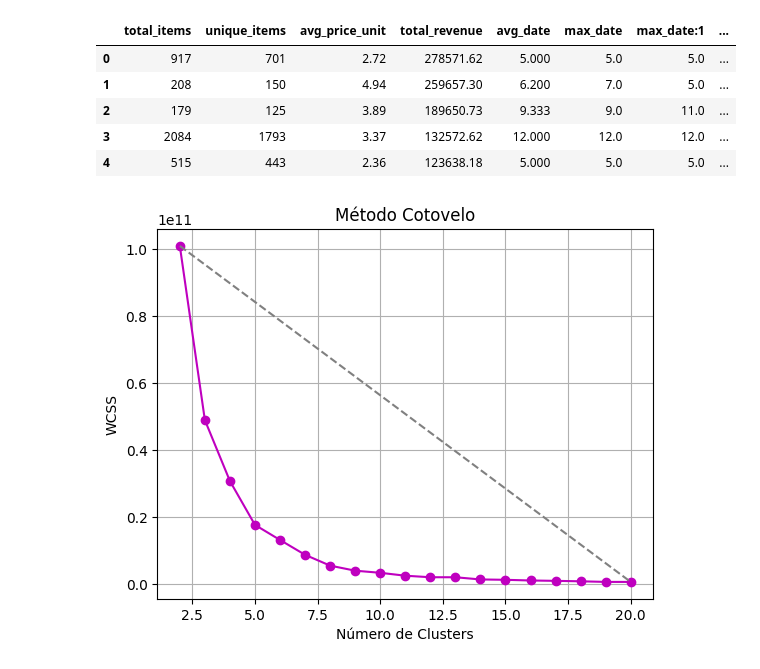
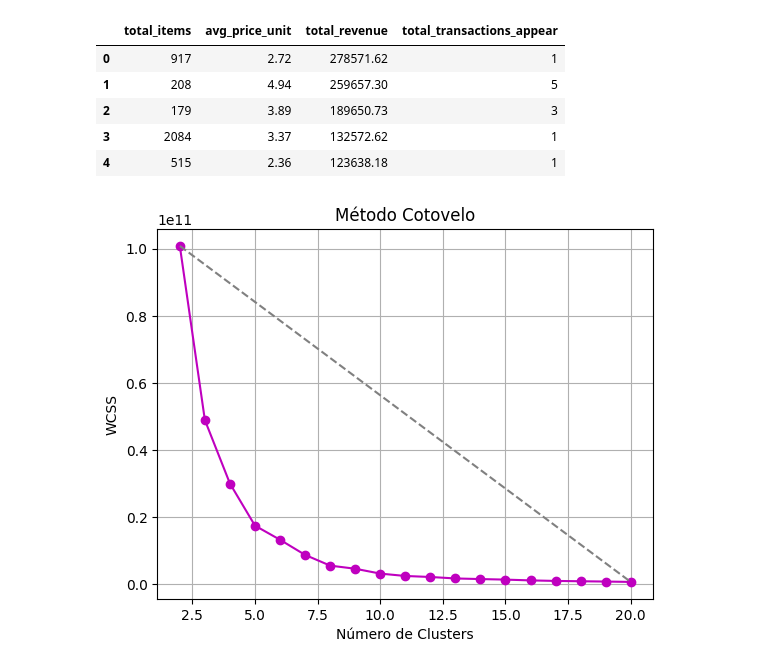
Before and after one commit to will787/retail-e-commerce-evidence, a Jupyter notebook: analytics/client_value.ipynb, the cells around one changed output. Saved outputs shown, nothing was run; the diff lists cells and outputs as text; code cells hidden in the pictures.

```diff
--- a/analytics/client_value.ipynb
+++ b/analytics/client_value.ipynb
@@ -19,22 +19,22 @@ from sklearn.linear_model import LinearRegression
 # %%
 conn = sqlite3.connect('../queries/retail.db')
 df = pd.read_sql_query("SELECT * FROM mostvalue_client WHERE CustomerId IS NOT NULL", conn)
 conn.close()
 
 # dropping the variable, because the model will try to measurement the CustomerID.
 # This can be have prior result in the model.
 
-df = df.drop(columns=['CustomerID'])
+df = df.drop(columns=['CustomerID', 'avg_date', 'max_date', 'min_date', 'unique_items'])
 
 df.isnull().sum()
 df.head()
 # %% [output]
-|  | total_items | unique_items | avg_price_unit | total_revenue | avg_date | max_date | max_date:1 | ... |
-| 0 | 917 | 701 | 2.72 | 278571.62 | 5.000 | 5.0 | 5.0 | ... |
-| 1 | 208 | 150 | 4.94 | 259657.30 | 6.200 | 7.0 | 5.0 | ... |
-| 2 | 179 | 125 | 3.89 | 189650.73 | 9.333 | 9.0 | 11.0 | ... |
-| 3 | 2084 | 1793 | 3.37 | 132572.62 | 12.000 | 12.0 | 12.0 | ... |
-| 4 | 515 | 443 | 2.36 | 123638.18 | 5.000 | 5.0 | 5.0 | ... |
+|  | total_items | avg_price_unit | total_revenue | total_transactions_appear |
+| 0 | 917 | 2.72 | 278571.62 | 1 |
+| 1 | 208 | 4.94 | 259657.30 | 5 |
+| 2 | 179 | 3.89 | 189650.73 | 3 |
+| 3 | 2084 | 3.37 | 132572.62 | 1 |
+| 4 | 515 | 2.36 | 123638.18 | 1 |
 # %%
 
 def calculate_wcss(data):
```
Also changed, not shown: parts of 2 cells of this notebook, 5 other files.
